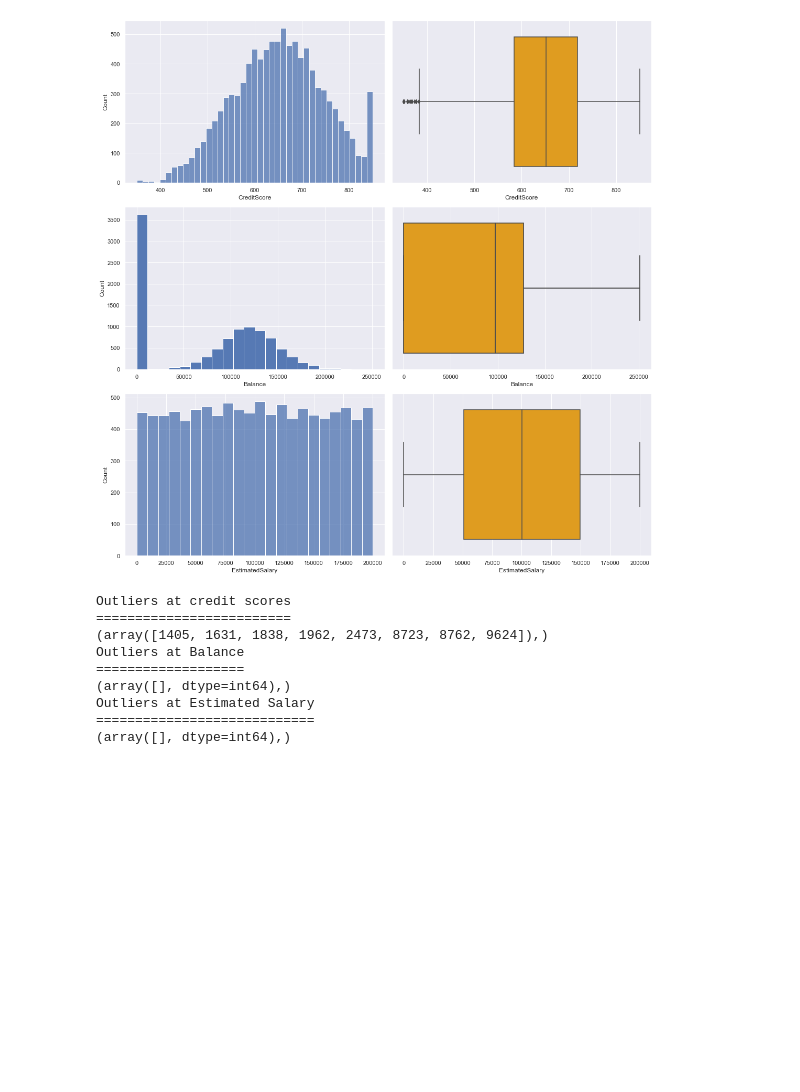
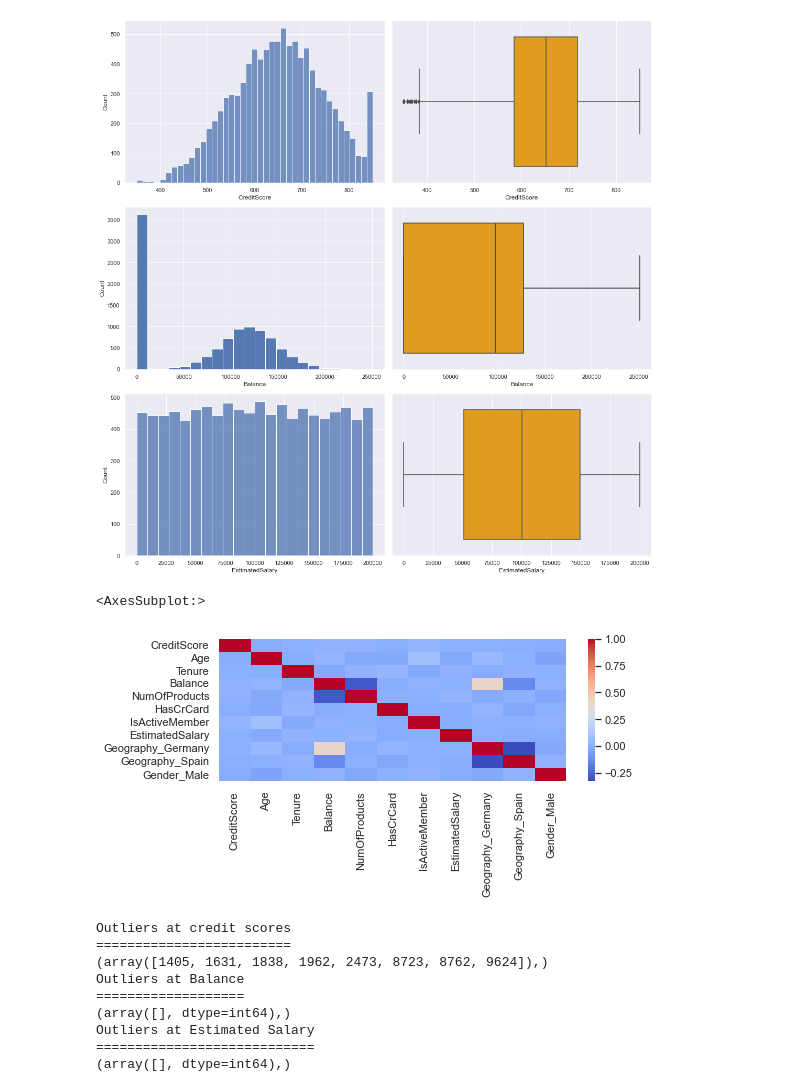
Before and after one commit to AML-final-course-project/SMM284, a Jupyter notebook: customer_churn.ipynb, the cells around one changed output. Saved outputs shown, nothing was run; the diff lists cells and outputs as text; code cells hidden in the pictures; blank space fills up the shorter version.

```diff
--- a/customer_churn.ipynb
+++ b/customer_churn.ipynb
@@ -84,9 +148,9 @@ y = df['Exited'] # 1 in the case of Exited; 0 not Exited
 X = df.drop(columns='Exited')
 
 # split training, validation and test sets
-X_train_val, X_test, Y_train_val, Y_test = train_test_split(X, y, train_size=0.75, random_state=461)
+X_train_val, X_test, Y_train_val, Y_test = train_test_split(X, y, train_size=0.75, stratify=y, random_state=461)
 
-X_train, X_valid, Y_train, Y_valid = train_test_split(X_train_val, Y_train_val, train_size = 0.8, random_state=461)
+X_train, X_valid, Y_train, Y_valid = train_test_split(X_train_val, Y_train_val, train_size = 0.8, stratify=Y_train_val, random_state=461)
 print(X_train.shape, X_valid.shape , X_test.shape)
 
 numeric_columns = [
@@ -193,6 +359,11 @@ sns.boxplot(df['EstimatedSalary'], ax=axs[2,1], color='orange')
 plt.show()
 # %% [output]
 [figure]
+# %%
+sns.heatmap(X_train.corr(), cmap='coolwarm')
+# %% [output]
+<AxesSubplot:>
+[figure, added]
 # %%
 from scipy import stats
 
```
Also changed, not shown: parts of 10 cells of this notebook, 1 other file.
